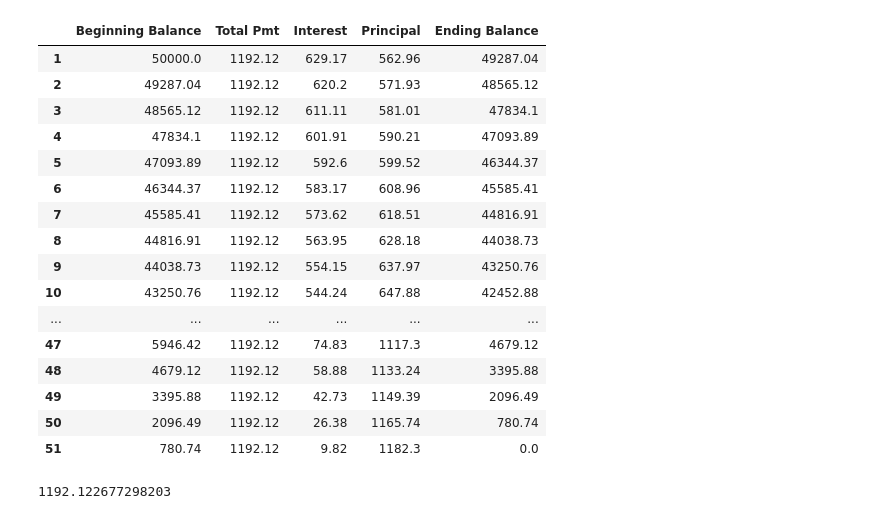
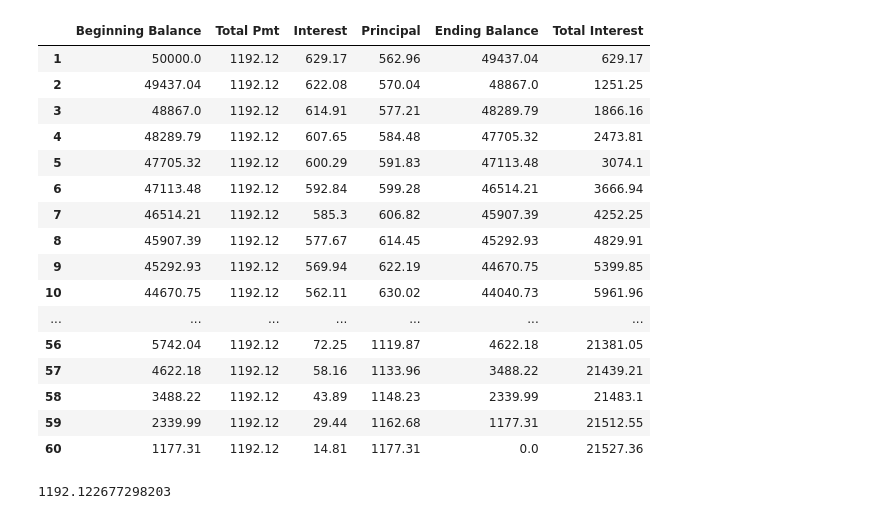
Before and after one commit to jshinm/mortgage_analysis, a Jupyter notebook: loan_payment_schedule.ipynb, the cells around one changed output. Saved outputs shown, nothing was run; the diff lists cells and outputs as text; code cells hidden in the pictures.

```diff
--- a/loan_payment_schedule.ipynb
+++ b/loan_payment_schedule.ipynb
@@ -26,7 +26,18 @@ def calculate_snapshot_monthly(P, r, n):
 
     return A
 
-def generate_amortization_table(P,r,n,additive=0):
+def find_optimal_schedule(P,r,n,test_range):
+    cols = ['Additive Down', 'Total Payment Schedule']
+    df = pd.DataFrame(columns=cols)
+
+    for rng in test_range:
+        tmp = generate_amortization_table(P=P, r=r, n=n, additive=rng, return_range=True)
+        df = pd.concat([df, pd.DataFrame([rng, tmp], index=cols).T])
+
+    df.reset_index(drop=True, inplace=True)
+    return df
+
+def generate_amortization_table(P,r,n,additive=0,return_range=False):
     '''Generate complete amortization schedule
 
     P (int): initial principal
@@ -34,19 +45,21 @@ def generate_amortization_table(P,r,n,additive=0):
     n (int): total number of payments
     additive (float): additional monthly principal payment
     '''
-    cols = ['Beginning Balance', 'Total Pmt', 'Interest', 'Principal', 'Ending Balance']
+    cols = ['Beginning Balance', 'Total Pmt', 'Interest', 'Principal', 'Ending Balance', 'Total Interest']
     df = pd.DataFrame(columns=cols)
     M = calculate_snapshot_monthly(P=P, r=r, n=n) #monthly total (this is constant)
+    TI = 0
 
     for i in range(n):
         I = calculate_interest(P=P, r=r)
+        TI += I
         P_i = P #initial balance
         pr = M-I #principal
         P -= pr+additive #ending balance
 
         if P < 0: P = 0
 
-        tmp = [P_i, M, I, pr, P]
+        tmp = [P_i, M, I, pr, P, TI]
         tmp = [round(j,2) for j in tmp]
 
         df = pd.concat([df, pd.DataFrame(tmp, index=cols).T])
@@ -56,5 +69,7 @@ def generate_amortization_table(P,r,n,additive=0):
 
     df = df.reset_index(drop=True)
     df.index += 1
-
-    return df
+    if return_range:
+        return max(df.index)
+    else:
+        return df
@@ -61,23 +103,23 @@ def generate_amortization_table(P,r,n,additive=0):
 # %%
-generate_amortization_table(P=LOAN_AMT, r=APR, n=LOAN_TERM, additive=150)
+generate_amortization_table(P=LOAN_AMT, r=APR, n=LOAN_TERM, additive=0)
 # %% [output]
-|  | Beginning Balance | Total Pmt | Interest | Principal | Ending Balance |
-| 1 | 50000.0 | 1192.12 | 629.17 | 562.96 | 49287.04 |
-| 2 | 49287.04 | 1192.12 | 620.2 | 571.93 | 48565.12 |
-| 3 | 48565.12 | 1192.12 | 611.11 | 581.01 | 47834.1 |
-| 4 | 47834.1 | 1192.12 | 601.91 | 590.21 | 47093.89 |
-| 5 | 47093.89 | 1192.12 | 592.6 | 599.52 | 46344.37 |
-| 6 | 46344.37 | 1192.12 | 583.17 | 608.96 | 45585.41 |
-| 7 | 45585.41 | 1192.12 | 573.62 | 618.51 | 44816.91 |
-| 8 | 44816.91 | 1192.12 | 563.95 | 628.18 | 44038.73 |
-| 9 | 44038.73 | 1192.12 | 554.15 | 637.97 | 43250.76 |
-| 10 | 43250.76 | 1192.12 | 544.24 | 647.88 | 42452.88 |
-| ... | ... | ... | ... | ... | ... |
-| 47 | 5946.42 | 1192.12 | 74.83 | 1117.3 | 4679.12 |
-| 48 | 4679.12 | 1192.12 | 58.88 | 1133.24 | 3395.88 |
-| 49 | 3395.88 | 1192.12 | 42.73 | 1149.39 | 2096.49 |
-| 50 | 2096.49 | 1192.12 | 26.38 | 1165.74 | 780.74 |
-| 51 | 780.74 | 1192.12 | 9.82 | 1182.3 | 0.0 |
+|  | Beginning Balance | Total Pmt | Interest | Principal | Ending Balance | Total Interest |
+| 1 | 50000.0 | 1192.12 | 629.17 | 562.96 | 49437.04 | 629.17 |
+| 2 | 49437.04 | 1192.12 | 622.08 | 570.04 | 48867.0 | 1251.25 |
+| 3 | 48867.0 | 1192.12 | 614.91 | 577.21 | 48289.79 | 1866.16 |
+| 4 | 48289.79 | 1192.12 | 607.65 | 584.48 | 47705.32 | 2473.81 |
+| 5 | 47705.32 | 1192.12 | 600.29 | 591.83 | 47113.48 | 3074.1 |
+| 6 | 47113.48 | 1192.12 | 592.84 | 599.28 | 46514.21 | 3666.94 |
+| 7 | 46514.21 | 1192.12 | 585.3 | 606.82 | 45907.39 | 4252.25 |
+| 8 | 45907.39 | 1192.12 | 577.67 | 614.45 | 45292.93 | 4829.91 |
+| 9 | 45292.93 | 1192.12 | 569.94 | 622.19 | 44670.75 | 5399.85 |
+| 10 | 44670.75 | 1192.12 | 562.11 | 630.02 | 44040.73 | 5961.96 |
+| ... | ... | ... | ... | ... | ... | ... |
+| 56 | 5742.04 | 1192.12 | 72.25 | 1119.87 | 4622.18 | 21381.05 |
+| 57 | 4622.18 | 1192.12 | 58.16 | 1133.96 | 3488.22 | 21439.21 |
+| 58 | 3488.22 | 1192.12 | 43.89 | 1148.23 | 2339.99 | 21483.1 |
+| 59 | 2339.99 | 1192.12 | 29.44 | 1162.68 | 1177.31 | 21512.55 |
+| 60 | 1177.31 | 1192.12 | 14.81 | 1177.31 | 0.0 | 21527.36 |
 # %%
 calculate_snapshot_monthly(P=LOAN_AMT, r=APR, n=LOAN_TERM)
 # %% [output]
```
Also changed, not shown: parts of 3 cells of this notebook.
